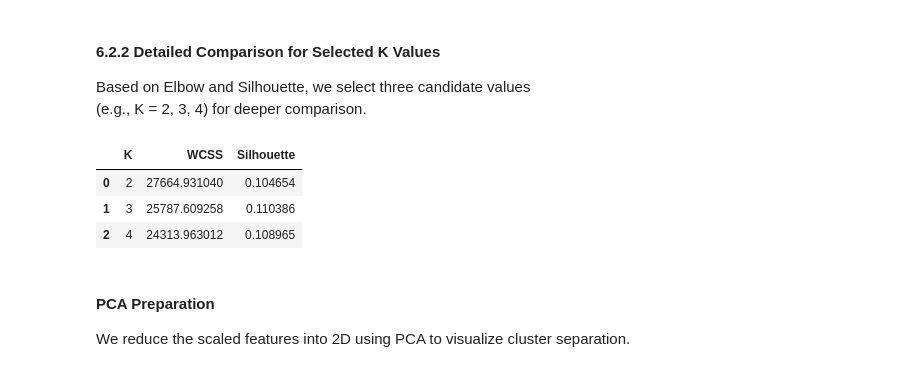
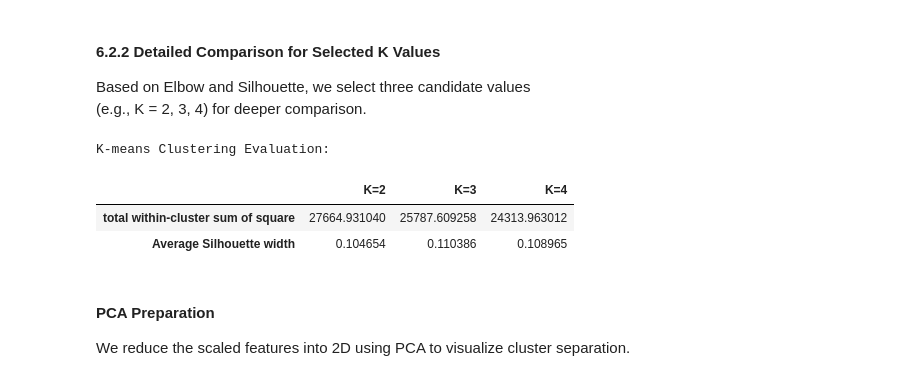
Before and after one commit to lujainAziz/LujainAlmajyul-it326, a Jupyter notebook: Reports Folder/Phase3.ipynb, the cells around one changed output. Saved outputs shown, nothing was run; the diff lists cells and outputs as text; code cells hidden in the pictures.

```diff
--- a/Reports Folder/Phase3.ipynb
+++ b/Reports Folder/Phase3.ipynb
@@ -723,24 +805,27 @@ Based on Elbow and Silhouette, we select three candidate values
 (e.g., K = 2, 3, 4) for deeper comparison.
 # %%
 chosen_K = [2, 3, 4]
+cluster_details = []
 
-cluster_details = []
 for k in chosen_K:
     kmeans = KMeans(n_clusters=k, random_state=42, n_init=10)
     labels_k = kmeans.fit_predict(X_clu_scaled)
-
     inertia = kmeans.inertia_
     sil = silhouette_score(X_clu_scaled, labels_k)
-
     cluster_details.append({"K": k, "WCSS": inertia, "Silhouette": sil})
 
-cluster_results_df = pd.DataFrame(cluster_details)
+# إنشاء الجدول بالتنسيق المطلوب
+cluster_results_df = pd.DataFrame(cluster_details).set_index('K').T
+cluster_results_df.index = ['total within-cluster sum of square', 'Average Silhouette width']
+cluster_results_df.columns = [f'K={k}' for k in chosen_K]
+
+print("K-means Clustering Evaluation:")
 display(cluster_results_df)
 # %% [output]
+K-means Clustering Evaluation:
-|  | K | WCSS | Silhouette |
-| 0 | 2 | 27664.931040 | 0.104654 |
-| 1 | 3 | 25787.609258 | 0.110386 |
-| 2 | 4 | 24313.963012 | 0.108965 |
+|  | K=2 | K=3 | K=4 |
+| total within-cluster sum of square | 27664.931040 | 25787.609258 | 24313.963012 |
+| Average Silhouette width | 0.104654 | 0.110386 | 0.108965 |
 # %% [markdown]
 #### PCA Preparation
 
```
Also changed, not shown: parts of 4 cells of this notebook.
